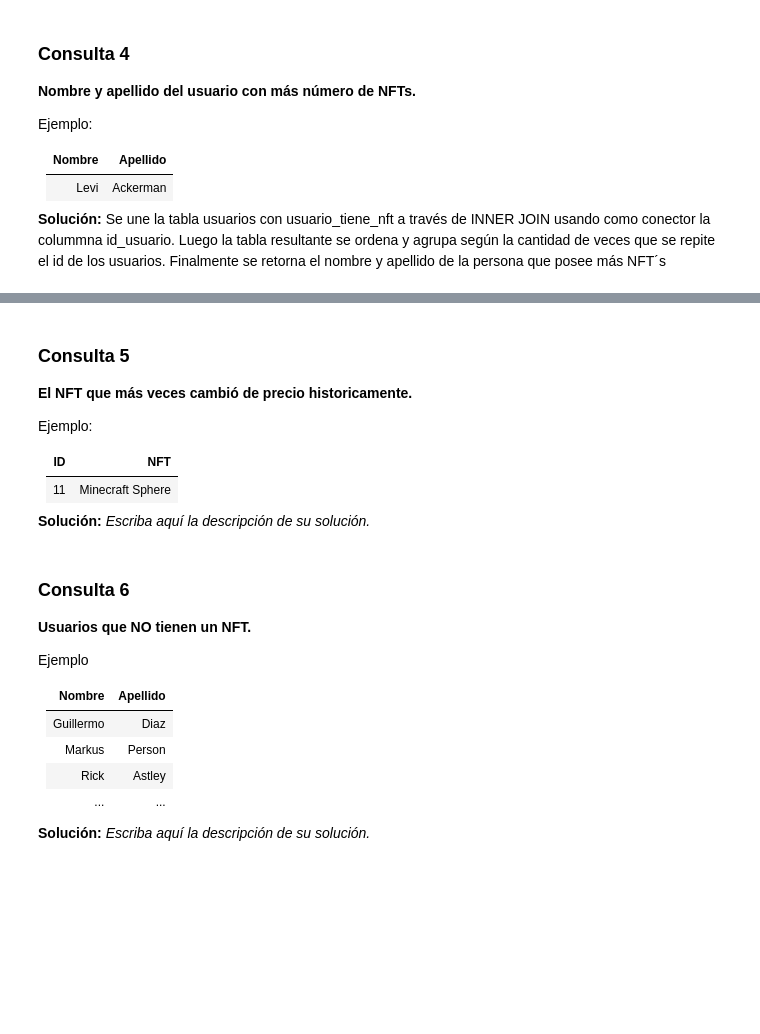
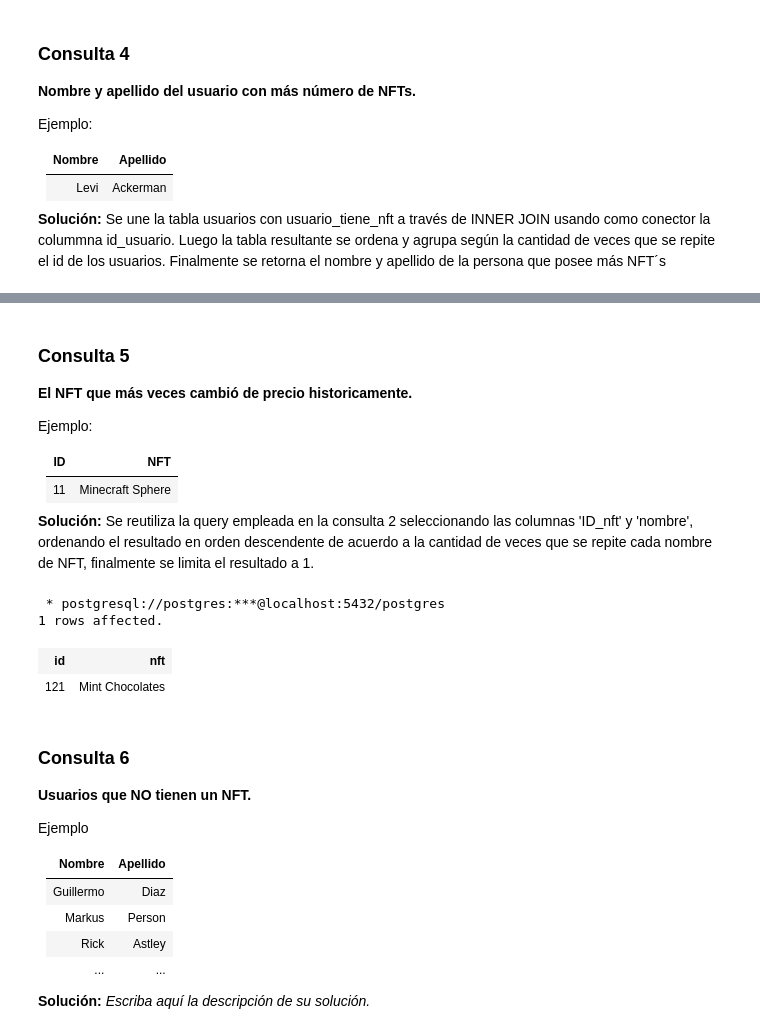
Before and after one commit to iwayato/Tareas-INF239-G08-2022-1, a Jupyter notebook: Tarea_1_Grupo08/Tarea1_Grupo08.ipynb, the cells around one changed output, grey strips where cells are left out. Saved outputs shown, nothing was run; the diff lists cells and outputs as text; code cells hidden in the pictures; blank space fills up the shorter version.

Commit message:
Realizada consulta 5

```diff
--- a/Tarea_1_Grupo08/Tarea1_Grupo08.ipynb
+++ b/Tarea_1_Grupo08/Tarea1_Grupo08.ipynb
@@ -422,4 +442,4 @@ Ejemplo:
 |--------|-------|
 | 11 |Minecraft Sphere |
 
-**Solución:** _Escriba aquí la descripción de su solución._
+**Solución:** Se reutiliza la query empleada en la consulta 2 seleccionando las columnas 'ID_nft' y 'nombre', ordenando el resultado en orden descendente de acuerdo a la cantidad de veces que se repite cada nombre de NFT, finalmente se limita el resultado a 1.
@@ -434,3 +446,22 @@ WHERE
+# %%
+%%sql
+SELECT
+    nft.id_nft AS ID, nombre AS NFT
+FROM
+    nft
+INNER JOIN
+    precio_nft ON nft.id_nft=precio_nft.id_nft
+GROUP BY
+    nombre, nft.id_nft
+ORDER BY
+    COUNT(nombre) DESC
+LIMIT
+    1
+# %% [output]
+ * postgresql://postgres:***@localhost:5432/postgres
+1 rows affected.
+| id | nft |
+| 121 | Mint Chocolates |
 # %% [markdown]
 ### Consulta 6
 **Usuarios que NO tienen un NFT.**
```
Also changed, not shown: parts of 5 cells of this notebook.
